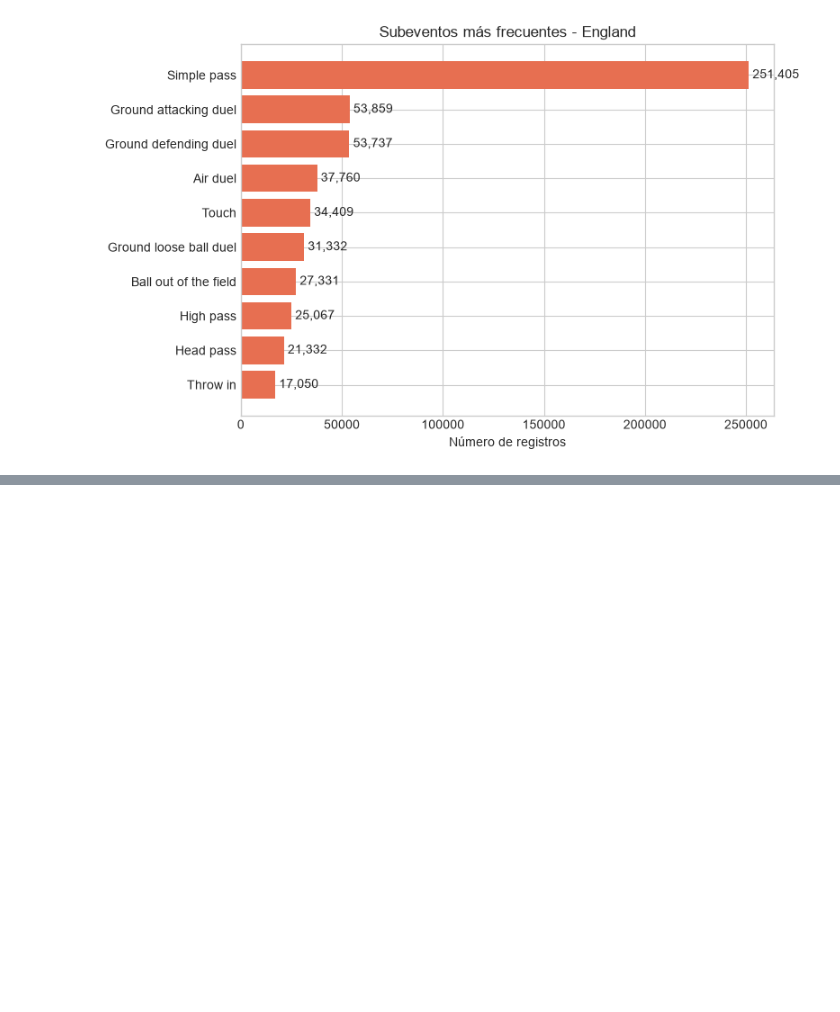
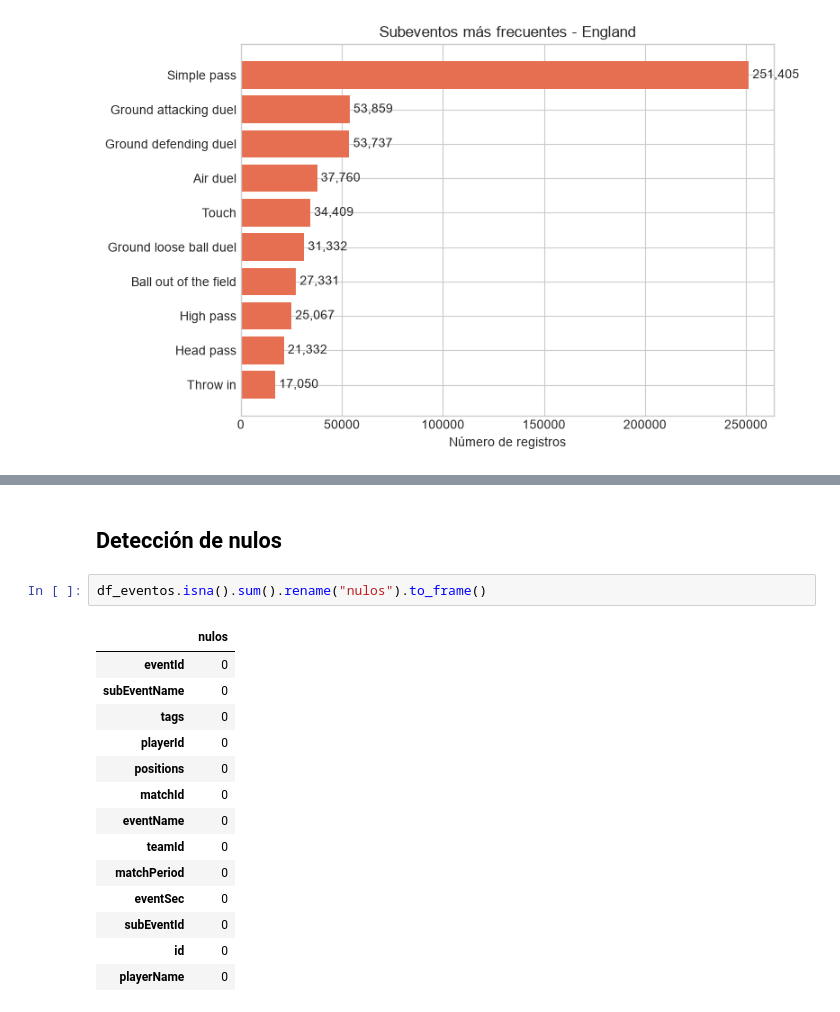
Before and after one commit to MarcosTardy/Sports_analytics_project_2, a Jupyter notebook: analisis_wyscout_england.ipynb, the cells around one changed output, grey strips where cells are left out. Drawn from its saved outputs; the diff is of its cells as text; blank space fills up the shorter version.

```diff
--- a/analisis_wyscout_england.ipynb
+++ b/analisis_wyscout_england.ipynb
@@ -281,0 +287,19 @@ with pd.option_context("display.max_rows", None):
+# %% [markdown]
+## Detección de nulos
+# %%
+df_eventos.isna().sum().rename("nulos").to_frame()
+# %% [output]
+|  | nulos |
+| eventId | 0 |
+| subEventName | 0 |
+| tags | 0 |
+| playerId | 0 |
+| positions | 0 |
+| matchId | 0 |
+| eventName | 0 |
+| teamId | 0 |
+| matchPeriod | 0 |
+| eventSec | 0 |
+| subEventId | 0 |
+| id | 0 |
+| playerName | 0 |
```
Also changed, not shown: parts of 10 cells of this notebook.
